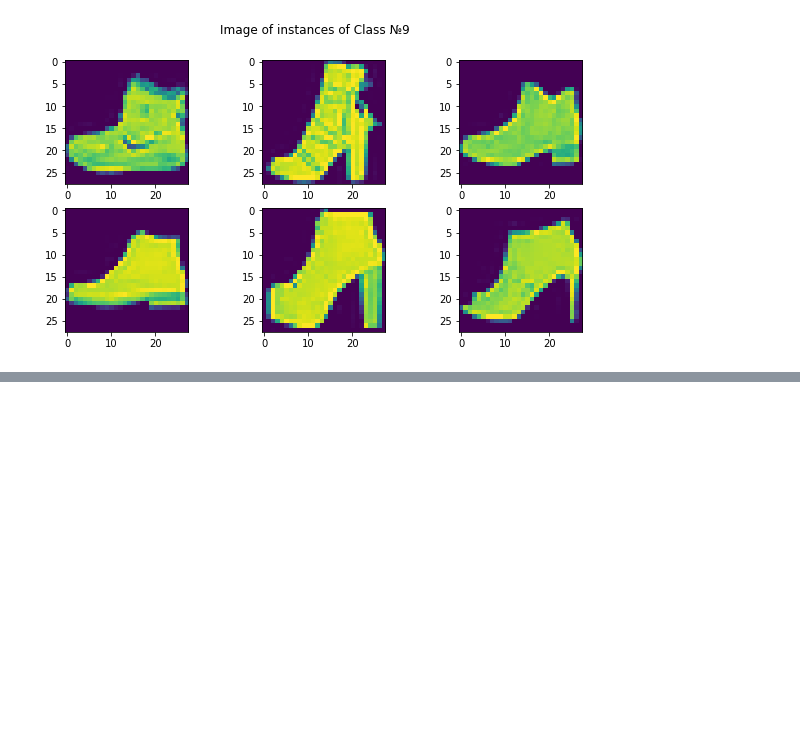
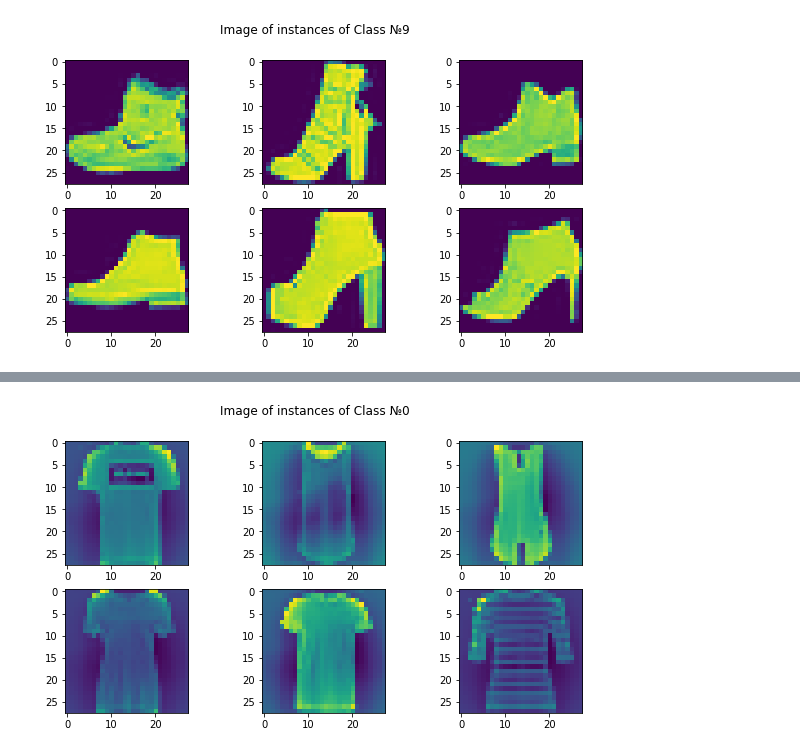
Before and after one commit to PashaIanko/ClothesClassifier, a Jupyter notebook: main.ipynb, the cells around one changed output, grey strips where cells are left out. Cells and saved outputs as stored; diff of their text form; code cells hidden in the pictures; blank space fills up the shorter version.

```diff
--- a/main.ipynb
+++ b/main.ipynb
@@ -161,0 +198,10 @@ for class_n in range(10):
+# %%
+plot_class(
+    0,
+    X = X_train,
+    Y = Y_train,
+    figsize = (10, 5),
+    matsize = (2, 3)
+)
+# %% [output]
+[figure, added]
```
Also changed, not shown: parts of 8 cells of this notebook.
